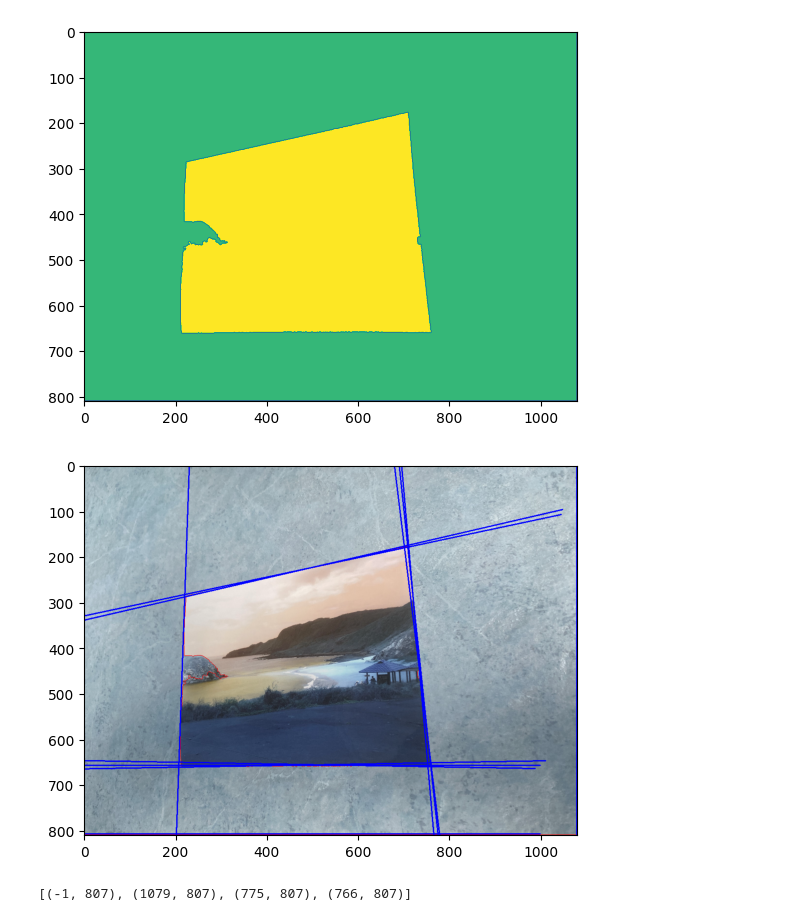
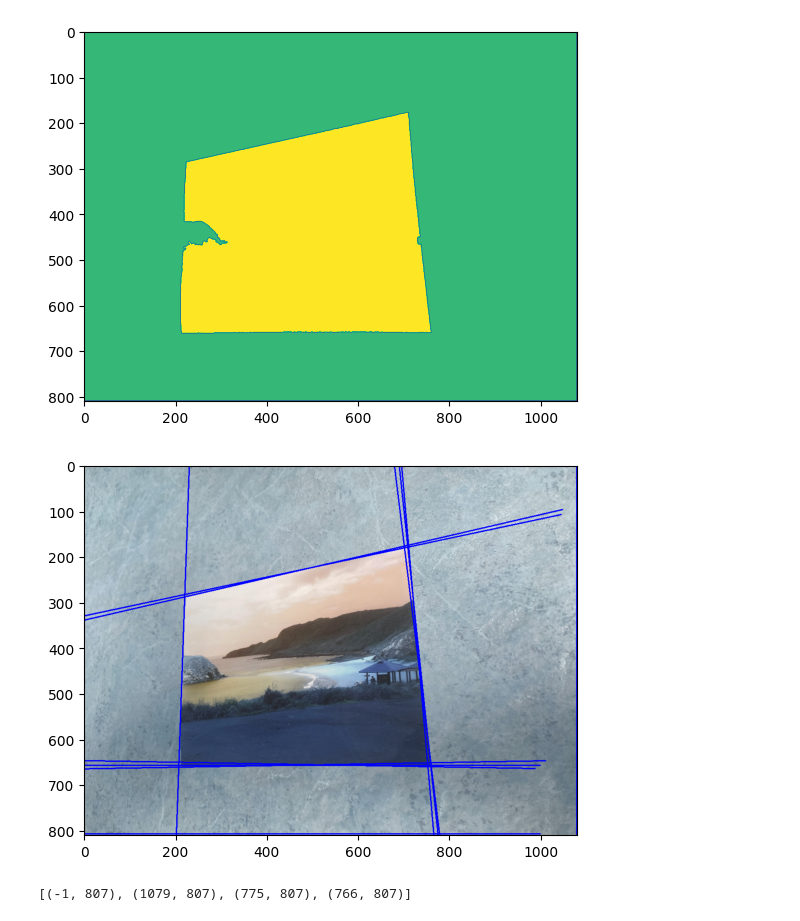
Before and after one commit to ceschini/planar_homography, a Jupyter notebook: corner_detect2.ipynb, the cells around one changed output. Cells and saved outputs as stored; diff of their text form; code cells hidden in the pictures.

```diff
--- a/corner_detect2.ipynb
+++ b/corner_detect2.ipynb
@@ -16,19 +16,19 @@ def get_intersection(line1, line2):
 
 
 # read and display image
-img = cv2.imread('./img/foto1_cap1.jpg')
-plt.imshow(img)
+original = cv2.imread('./img/foto1_cap1.jpg')
+plt.imshow(original)
 plt.show()
 
 # resize image to workable size
 dim_limit = 1080
-max_dim = max(img.shape[:2])
+max_dim = max(original.shape[:2])
 if max_dim > dim_limit:
     resize_scale = dim_limit / max_dim
-    img = cv2.resize(img, None, fx=resize_scale, fy=resize_scale)
+    original = cv2.resize(original, None, fx=resize_scale, fy=resize_scale)
 
 # convert image to grayscale/blurred versions
-gray = cv2.cvtColor(img, cv2.COLOR_BGR2GRAY)
+gray = cv2.cvtColor(original, cv2.COLOR_BGR2GRAY)
 blur = cv2.GaussianBlur(gray, (5, 5), 0)
 
 # threshold the image to create a binary image
@@ -60,21 +60,23 @@ markers = markers+1
 markers[unknown == 255] = 0
 
 # watershed
-markers = cv2.watershed(img, markers)
-img[markers == -1] = [255, 0, 0]
+watersheded = original.copy()
+markers = cv2.watershed(watersheded, markers)
+watersheded[markers == -1] = [255, 0, 0]
 
 # display image with marker labels
 plt.imshow(markers)
 plt.show()
 
 # generate mask image
-mask = np.zeros(img.shape[:2], np.uint8)
+mask = np.zeros(original.shape[:2], np.uint8)
 mask[markers == -1] = 255
 
 # perform hough line transform over the mask
 lines = cv2.HoughLines(mask, 2, np.pi/180, 150)
 
 # draw lines on the image
+lined_img = original.copy()
 for line in lines:
     rho, theta = line[0]
     a = np.cos(theta)
@@ -85,37 +87,37 @@ for line in lines:
     y1 = int(y0 + 1000*(a))
     x2 = int(x0 - 1000*(-b))
     y2 = int(y0 - 1000*(a))
-    cv2.line(img, (x1, y1), (x2, y2), (0, 0, 255), 2)
+    cv2.line(lined_img, (x1, y1), (x2, y2), (0, 0, 255), 2)
 
 # show the image with the lines drawn on it
-plt.imshow(img)
+plt.imshow(lined_img)
 plt.show()
 
 points = []
 
 # iterate through all line combinations
 for i, line1 in enumerate(lines):
     for j, line2 in enumerate(lines):
         if i == j:
             continue
         # check angle between lines
         angle = abs(line1[0][1] - line2[0][1])
         if angle > np.pi / 2:
             angle = abs(angle - np.pi)
         if angle < np.pi / 4:
             continue
         # find intersection point
         point = get_intersection(line1, line2)
         if point not in points:
             points.append(point)
             if len(points) == 4:
                 break
     if len(points) == 4:
         break
 
 print(points)
 # %% [output]
 [figure]
 [figure]
-[figure, old version]
+[figure, new version]
 [(-1, 807), (1079, 807), (775, 807), (766, 807)]
```
Also changed, not shown: parts of 2 cells of this notebook.
